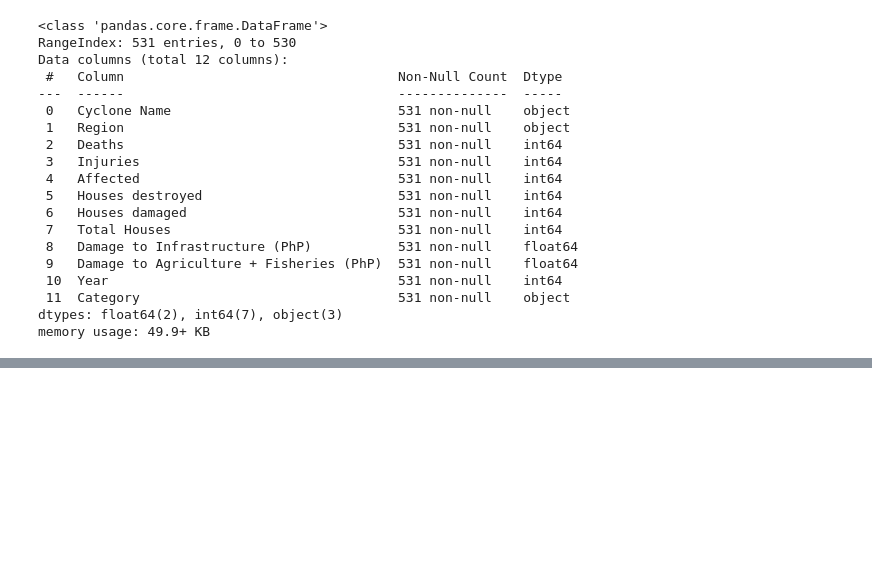
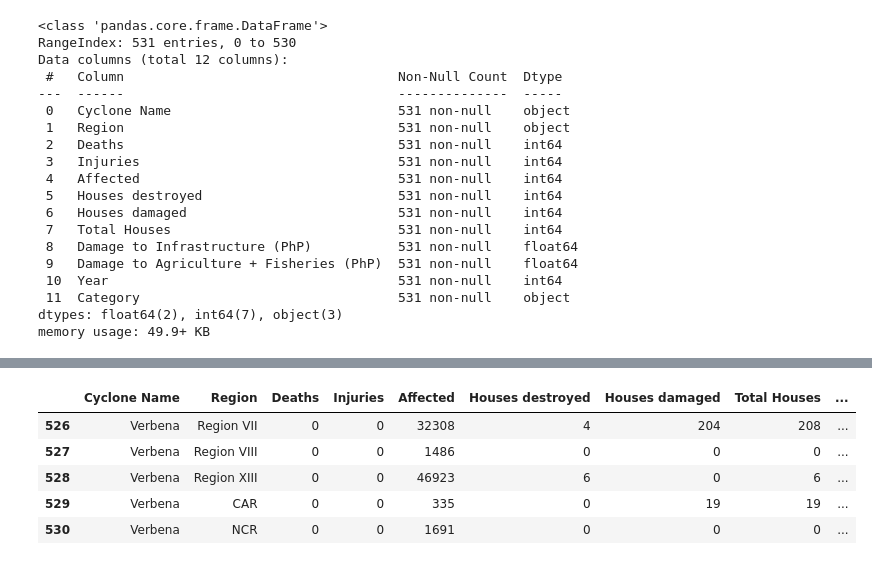
Before and after one commit to alecbnono/flood-control-health-outcomes, a Jupyter notebook: notebooks/typhoon_impact.ipynb, the cells around one changed output, grey strips where cells are left out. Saved outputs shown, nothing was run; the diff lists cells and outputs as text; code cells hidden in the pictures; blank space fills up the shorter version.

```diff
--- a/notebooks/typhoon_impact.ipynb
+++ b/notebooks/typhoon_impact.ipynb
@@ -431,0 +444,9 @@ memory usage: 49.9+ KB
+# %%
+df_clean.tail(5)
+# %% [output]
+|  | Cyclone Name | Region | Deaths | Injuries | Affected | Houses destroyed | Houses damaged | Total Houses | ... |
+| 526 | Verbena | Region VII | 0 | 0 | 32308 | 4 | 204 | 208 | ... |
+| 527 | Verbena | Region VIII | 0 | 0 | 1486 | 0 | 0 | 0 | ... |
+| 528 | Verbena | Region XIII | 0 | 0 | 46923 | 6 | 0 | 6 | ... |
+| 529 | Verbena | CAR | 0 | 0 | 335 | 0 | 19 | 19 | ... |
+| 530 | Verbena | NCR | 0 | 0 | 1691 | 0 | 0 | 0 | ... |
```
Also changed, not shown: parts of 10 cells of this notebook, 1 other file.
